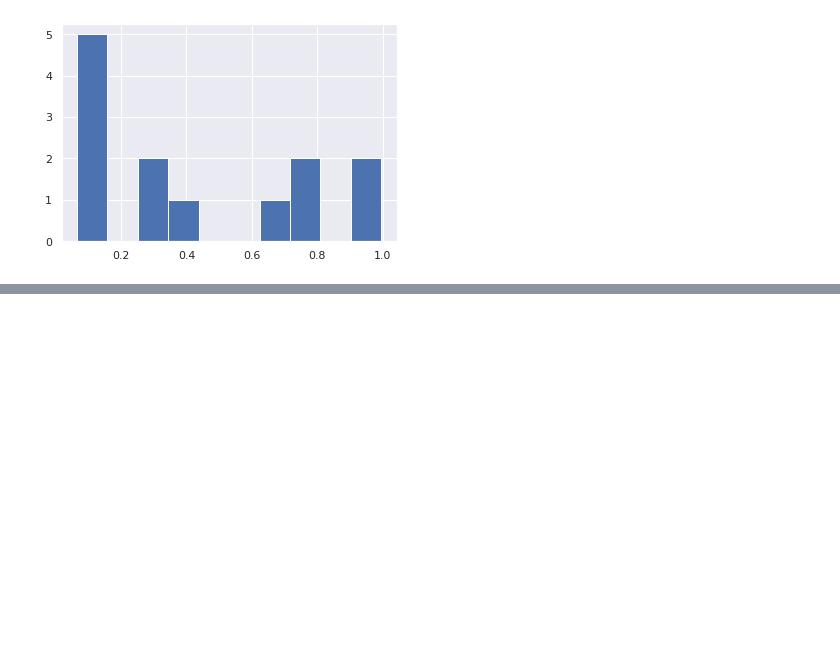
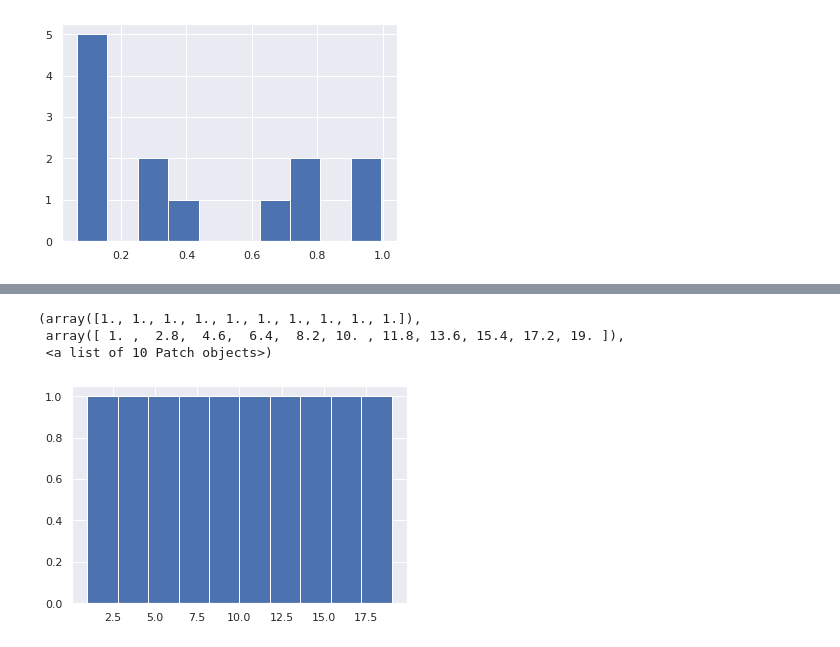
Before and after one commit to themanoftalent/pythondata, a Jupyter notebook: numpy2.ipynb, the cells around one changed output, grey strips where cells are left out. Cells and saved outputs as stored; diff of their text form; code cells hidden in the pictures; blank space fills up the shorter version.

```diff
--- a/numpy2.ipynb
+++ b/numpy2.ipynb
@@ -425,0 +440,7 @@ plt.hist(fd[:,1])
+# %%
+plt.hist(frd[:10])
+# %% [output]
+(array([1., 1., 1., 1., 1., 1., 1., 1., 1., 1.]),
+ array([ 1. ,  2.8,  4.6,  6.4,  8.2, 10. , 11.8, 13.6, 15.4, 17.2, 19. ]),
+ <a list of 10 Patch objects>)
+[figure, added]
```
Also changed, not shown: parts of 3 cells of this notebook.
